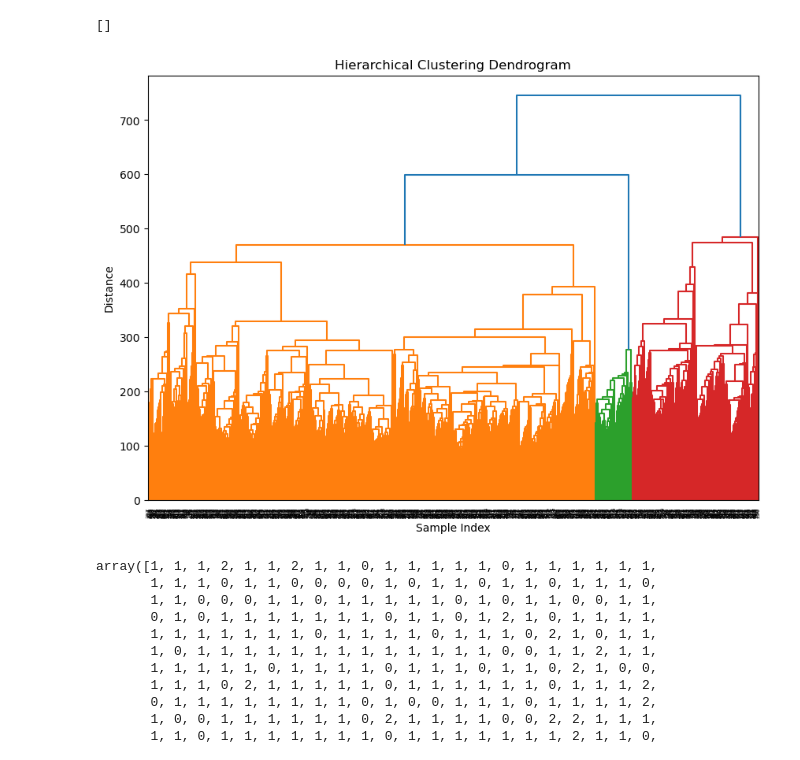
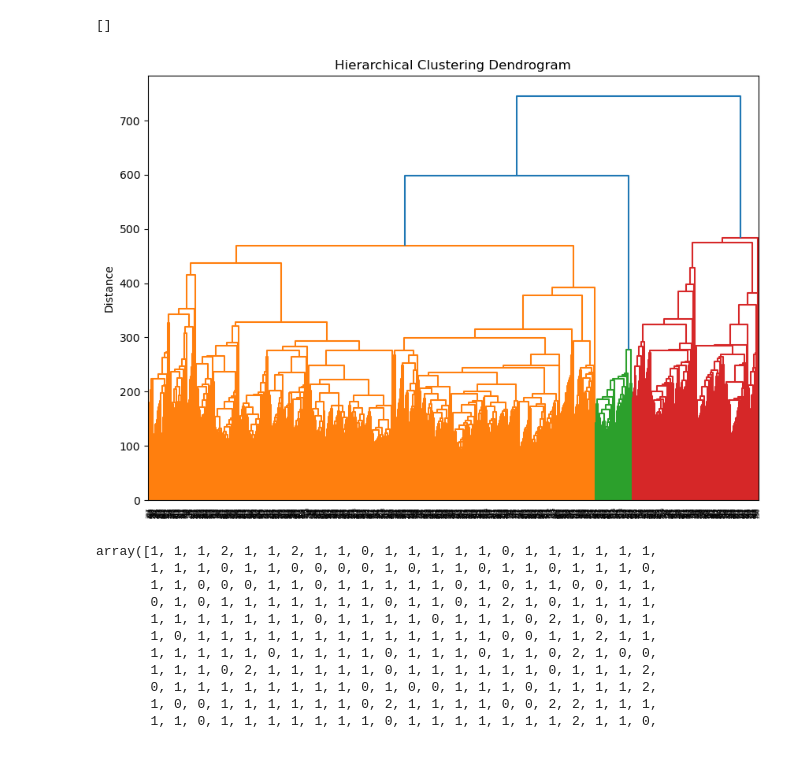
Before and after one commit to nelson-sc-northeastern/2023MLProject, a Jupyter notebook: khoaproject.ipynb, the cells around one changed output. Saved outputs shown, nothing was run; the diff lists cells and outputs as text; code cells hidden in the pictures.

```diff
--- a/khoaproject.ipynb
+++ b/khoaproject.ipynb
@@ -556,14 +680,14 @@ X_test=scaler.fit_transform(X_test)
 # %%
 linked = linkage(X_train, method='ward')
 
 plt.figure(figsize=(10, 7))
 dendrogram(linked, orientation='top', distance_sort='descending', show_leaf_counts=True)
 plt.title('Hierarchical Clustering Dendrogram')
-plt.xlabel('Sample Index')
+
 plt.ylabel('Distance')
 plt.show() #3 clusters
 # %% [output]
-[figure, old version]
+[figure, new version]
 # %%
 cluster = AgglomerativeClustering(n_clusters=3, affinity='euclidean', linkage='ward')
 cluster_labels = cluster.fit_predict(X_train)
```
Also changed, not shown: parts of 55 cells of this notebook.
